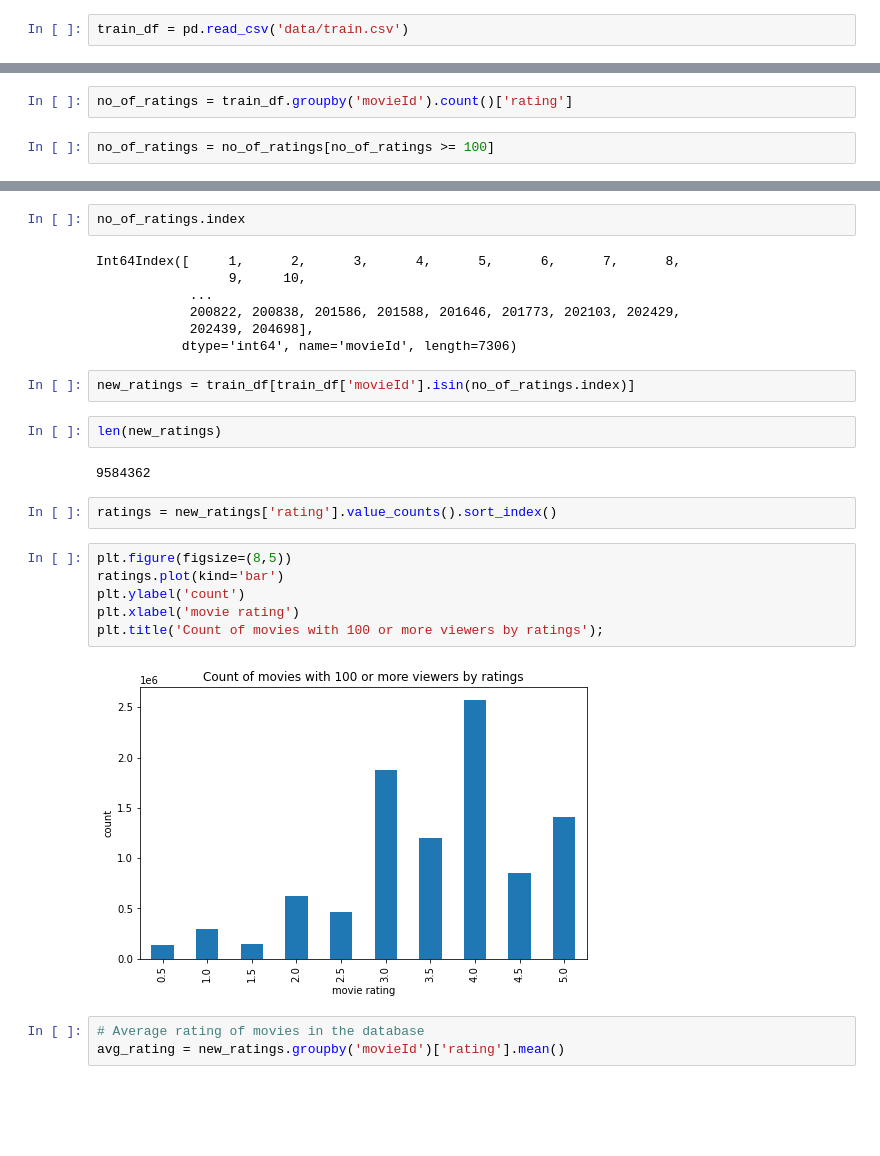
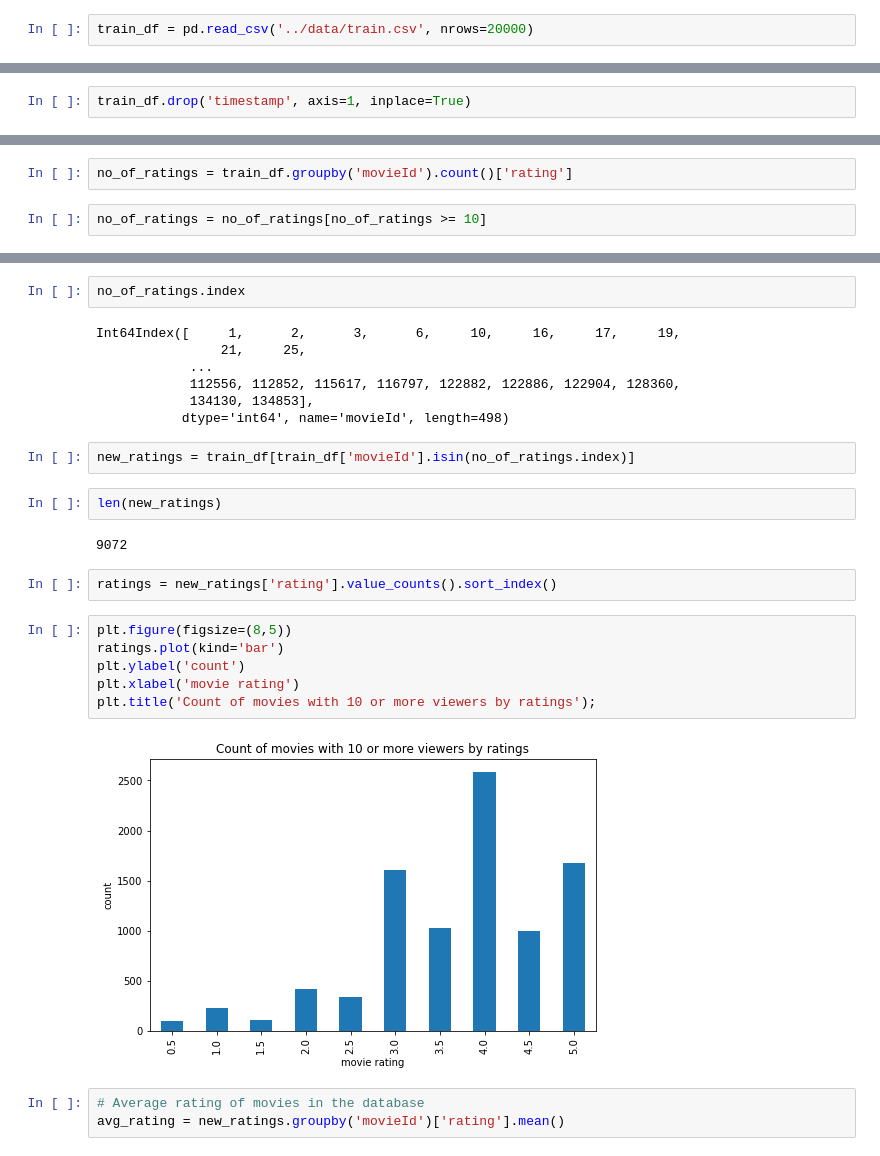
Before and after one commit to Ms-Noxolo/Team_EN3_Jozi, a Jupyter notebook: selebogo_notebook.ipynb, the cells around one changed output, grey strips where cells are left out. Cells and saved outputs as stored; diff of their text form; blank space fills up the shorter version.

```diff
--- a/selebogo_notebook.ipynb
+++ b/selebogo_notebook.ipynb
@@ -9,7 +13,7 @@ import seaborn as sns
 import warnings
 warnings.filterwarnings('ignore')
 # %%
-train_df = pd.read_csv('data/train.csv')
+train_df = pd.read_csv('../data/train.csv', nrows=20000)
 # %%
 train_df.shape
 # %% [output]
@@ -23,6 +27,8 @@ train_df.head()
 | 2 | 146790 | 5459 | 5.0 | 1076215539 |
 | 3 | 106362 | 32296 | 2.0 | 1423042565 |
 | 4 | 9041 | 366 | 3.0 | 833375837 |
+# %%
+train_df.drop('timestamp', axis=1, inplace=True)
 # %%
 print("Number of userId's:", train_df['userId'].nunique())
 print("Number of movieId's:", train_df['movieId'].nunique())
@@ -72,4 +76,4 @@ There are more movies with ratings of 4.0, followed by 3.0, then 5.0. The issue
 # %%
 no_of_ratings = train_df.groupby('movieId').count()['rating']
 # %%
-no_of_ratings = no_of_ratings[no_of_ratings >= 100]
+no_of_ratings = no_of_ratings[no_of_ratings >= 10]
@@ -76,28 +96,28 @@ no_of_ratings = no_of_ratings[no_of_ratings >= 100]
 # %%
 no_of_ratings.index
 # %% [output]
-Int64Index([     1,      2,      3,      4,      5,      6,      7,      8,
-                 9,     10,
+Int64Index([     1,      2,      3,      6,     10,     16,     17,     19,
+                21,     25,
             ...
-            200822, 200838, 201586, 201588, 201646, 201773, 202103, 202429,
-            202439, 204698],
-           dtype='int64', name='movieId', length=7306)
+            112556, 112852, 115617, 116797, 122882, 122886, 122904, 128360,
+            134130, 134853],
+           dtype='int64', name='movieId', length=498)
 # %%
 new_ratings = train_df[train_df['movieId'].isin(no_of_ratings.index)]
 # %%
 len(new_ratings)
 # %% [output]
-9584362
+9072
 # %%
 ratings = new_ratings['rating'].value_counts().sort_index()
 # %%
 plt.figure(figsize=(8,5))
 ratings.plot(kind='bar')
 plt.ylabel('count')
 plt.xlabel('movie rating')
-plt.title('Count of movies with 100 or more viewers by ratings');
+plt.title('Count of movies with 10 or more viewers by ratings');
 # %% [output]
-[figure, old version]
+[figure, new version]
 # %%
 # Average rating of movies in the database
 avg_rating = new_ratings.groupby('movieId')['rating'].mean()
```
Also changed, not shown: parts of 25 cells of this notebook.
